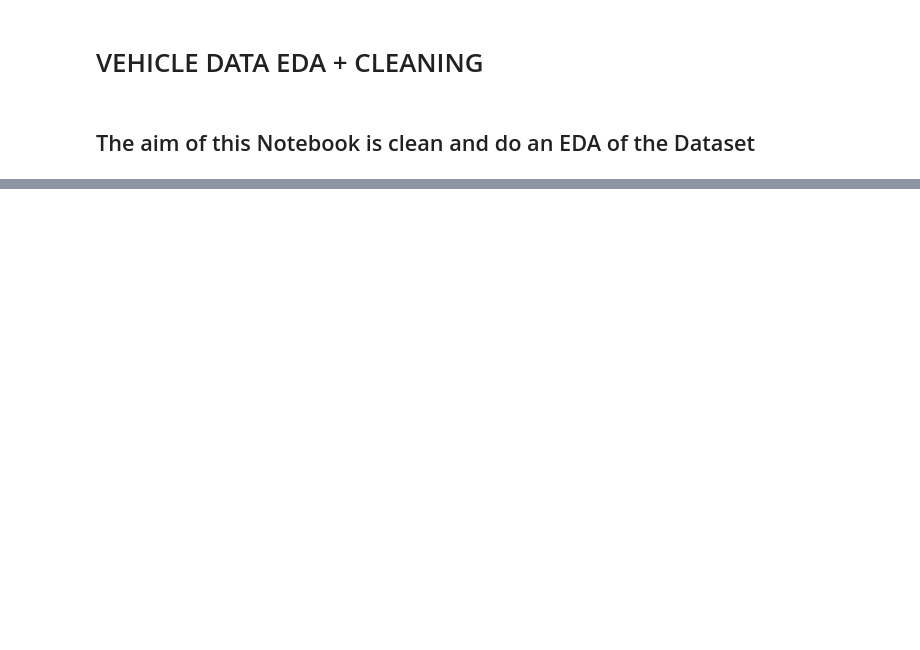
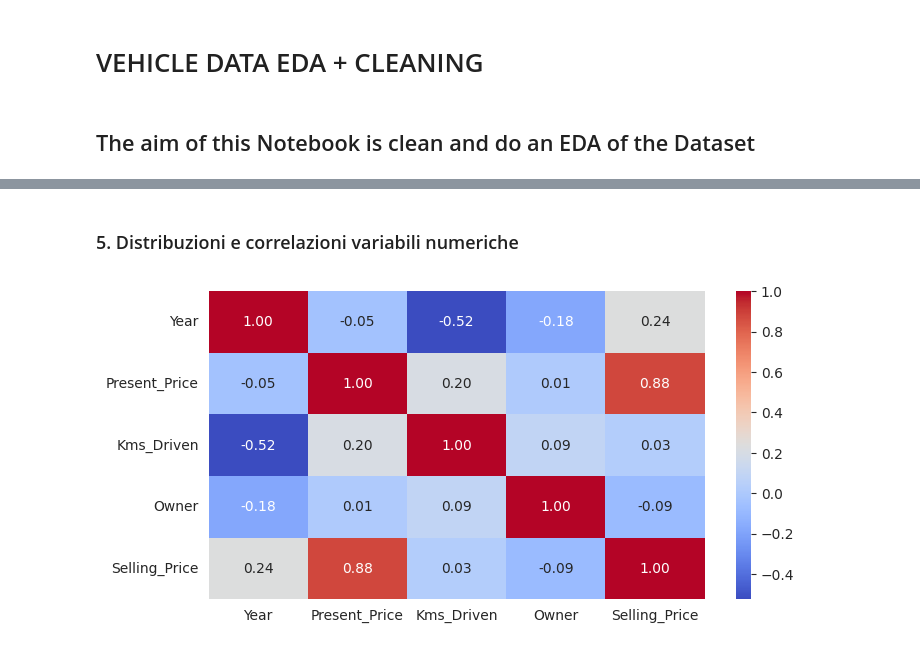
Before and after one commit to Bianchez00/Statistical_Learning_Project, a Jupyter notebook: Linear_Regression/JupyterNotebook/01_vehicle_eda_cleaning.ipynb, the cells around one changed output, grey strips where cells are left out. Cells and saved outputs as stored; diff of their text form; code cells hidden in the pictures; blank space fills up the shorter version.

```diff
--- a/Linear_Regression/JupyterNotebook/01_vehicle_eda_cleaning.ipynb
+++ b/Linear_Regression/JupyterNotebook/01_vehicle_eda_cleaning.ipynb
@@ -154,0 +136,14 @@ for col in ["fuel_type", "seller_type", "transmission"]:
+# %% [markdown]
+### 5. Distribuzioni e correlazioni variabili numeriche
+# %%
+df.columns.tolist()
+
+num_cols = [ "Year", "Present_Price", "Kms_Driven", "Owner", "Selling_Price" ]
+# TABLE VERSION
+df[num_cols].corr()
+# GRAPH VERSION
+plt.figure(figsize=(8,4))
+sns.heatmap(df[num_cols].corr(), annot=True, cmap="coolwarm", fmt=".2f")
+plt.show()
+# %% [output]
+[figure, added]
```
Also changed, not shown: parts of 41 cells of this notebook, 2 other files.
